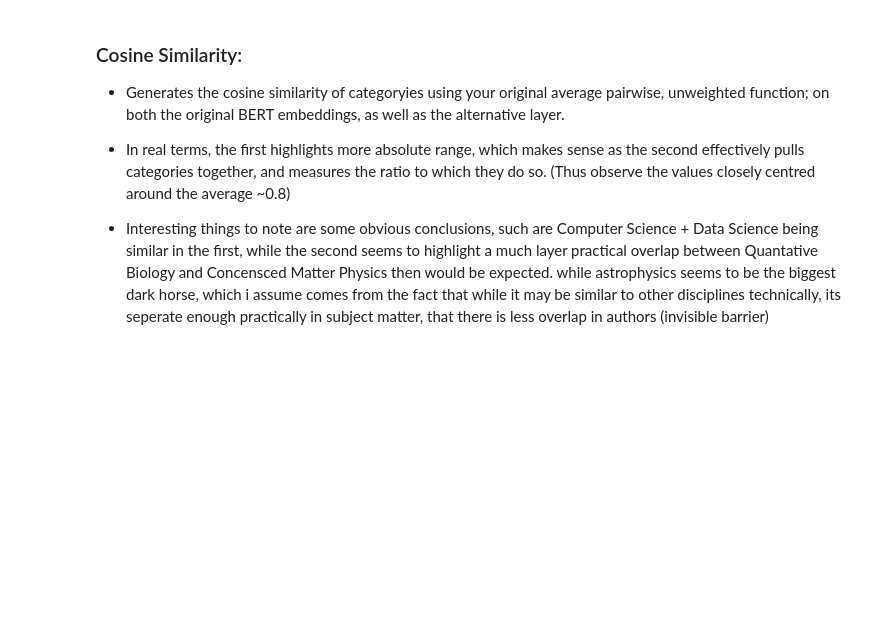
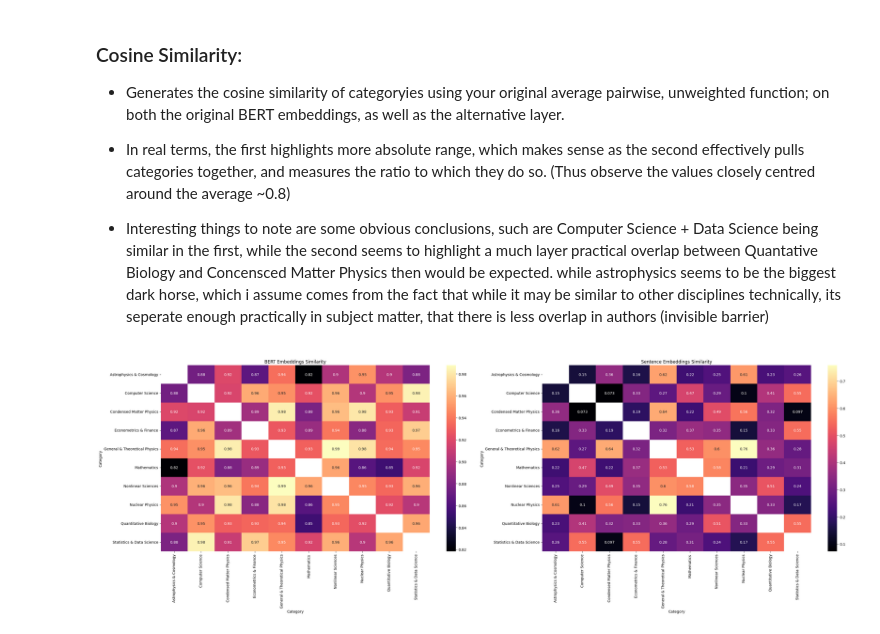
Before and after one commit to lduncan1712/CP421, a Jupyter notebook: CP421 - Project Code.ipynb, the cells around one changed output. Cells and saved outputs as stored; diff of their text form; code cells hidden in the pictures; blank space fills up the shorter version.

```diff
--- a/CP421 - Project Code.ipynb
+++ b/CP421 - Project Code.ipynb
@@ -623,5 +623,34 @@ def plot_similarity_matrix(ax, similarity, title, cmap="magma"):
     ax.set_xlabel("Category")
     ax.set_ylabel("Category")
+# %%
+fig, axes = plt.subplots(1,2, figsize=(30, 10))
+
+#Original Method
+original_method = create_similarity_matrix('joined_embeddings', df_cleaned, method='other')
+
+# flat_z = zscore(original_method.values.flatten(), nan_policy='omit')
+# original_norm = pd.DataFrame(flat_z.reshape(original_method.shape),
+#                                 index=original_method.index,
+#                                 columns=original_method.columns)
+
+#original_norm = pd.DataFrame(zscore(original_method, axis=1, nan_policy='omit'), index=original_method.index, columns=original_method.columns)
+plot_similarity_matrix(axes[0], original_method, "BERT Embeddings Similarity")
+
+#Alternative Method
+alternative_method = create_similarity_matrix('sentence_embeddings', df_cleaned, method='other')
+
+#flat_z = zscore(alternative_method.values.flatten(), nan_policy='omit')
+# alternative_norm = pd.DataFrame(flat_z.reshape(alternative_method.shape),
+#                                 index=alternative_method.index,
+#                                 columns=alternative_method.columns)
+#alternative_norm = pd.DataFrame(zscore(alternative_method, axis=1, nan_policy='omit'), index=alternative_method.index, columns=alternative_method.columns)
+
+plot_similarity_matrix(axes[1], alternative_method, "Sentence Embeddings Similarity")
+
+plt.tight_layout()
+plt.show()
+# %% [output]
+[figure, added]
 # %%
 fig, axes = plt.subplots(1,2, figsize=(30, 10))
 
```
Also changed, not shown: parts of 4 cells of this notebook.
